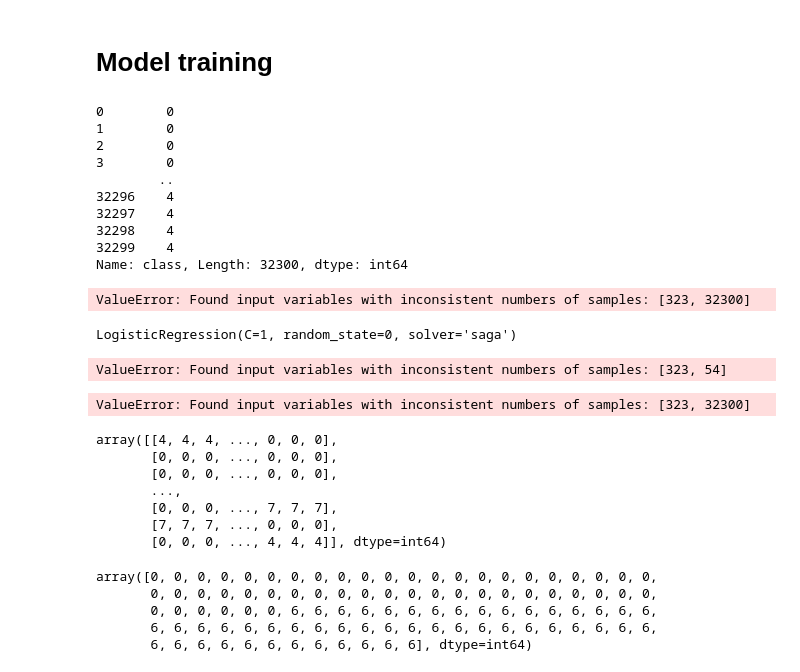
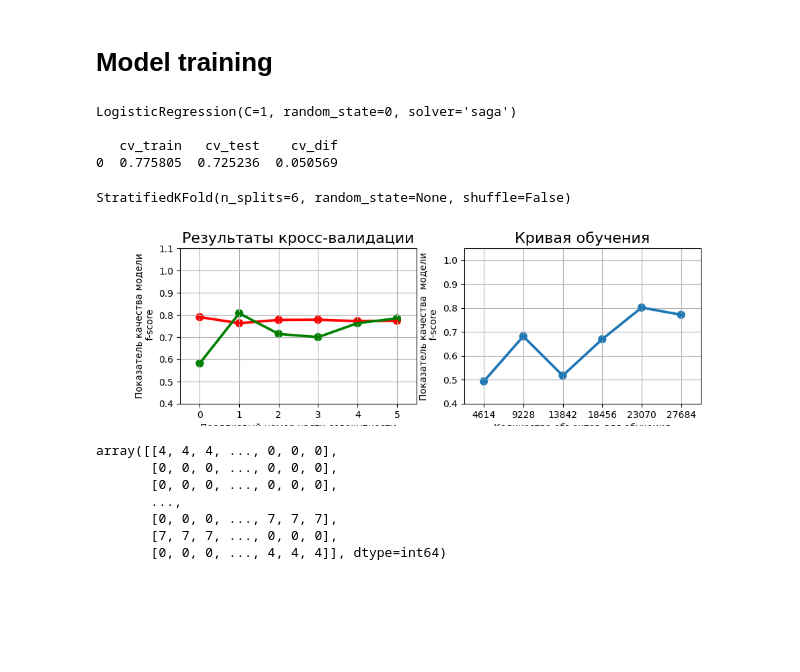
Before and after one commit to gesture-classification/test_task, a Jupyter notebook: notebooks/Project.ipynb, the cells around one changed output. Cells and saved outputs as stored; diff of their text form; code cells hidden in the pictures; blank space fills up the shorter version.

Commit message:
upd model

```diff
--- a/notebooks/Project.ipynb
+++ b/notebooks/Project.ipynb
@@ -136,7 +123,7 @@ X_train.npy
 with ZipFile('../data/test_task.zip') as myzip:
 
     y_train = pd.read_csv(myzip.open('y_train.csv'))
-    sample_submission = pd.read_csv(myzip.open('sample_submission.csv'))
+    y_test = pd.read_csv(myzip.open('sample_submission.csv'))
 
     X_train = np.load(myzip.open('X_train.npy'))
     X_test = np.load(myzip.open('X_test.npy'))
@@ -253,3 +240,6 @@ X_train_preproc
 | 321 | 52.4125 | 0.9325 | 221.6125 | -0.445 | ... | 89.0275 | 2.2575 | -97.6175 | -0.49 |
 | 322 | 239.39 | 0.575 | 280.695 | 7.2575 | ... | -151.6175 | -0.09 | 0.6 | 1.455 |
 323 rows × 40 columns
+# %%
+X_train_flat = pd.DataFrame(np.transpose(X_train,(0,2,1)).reshape(32300, -1).astype(int))
+X_train_flat
@@ -334,58 +349,20 @@ def stratified_cross_valid(model: LogisticRegression,
 
     print(metric_table.sort_values(by ='cv_test'))
     print ()
-# %%
-df_y_train['class']
-# %% [output]
-0        0
-1        0
-2        0
-3        0
-        ..
-32296    4
-32297    4
-32298    4
-32299    4
-Name: class, Length: 32300, dtype: int64
 # %%
-cv_splitter = StratifiedKFold(n_splits = n)
-
-metric_table = pd.DataFrame()
-
-i = 0
 
 solver='saga'                                               # 'liblinear' 'saga' 'newton-cg'
 C=1                                                         #  1, 10, 100, 500
 n=6
-model = LogisticRegression(solver=solver, random_state=0, C=C)
-
-cv_res = cross_validate(
-    model,
-    X_train_preproc,
-    df_y_train['class'],
-
-    n_jobs = -1,
-    cv = cv_splitter,
-    return_train_score = True,
-    verbose = 0)
+cl = LogisticRegression(solver=solver, random_state=0, C=C)
+stratified_cross_valid(cl, X_train_flat, df_y_train['class'], n, 'f1_macro')
+cv_splitter = StratifiedKFold(n_splits = n)
+display(cv_splitter);
 # %% [output]
-ValueError: Found input variables with inconsistent numbers of samples: [323, 32300]
+LogisticRegression(C=1, random_state=0, solver='saga')
+
+   cv_train   cv_test    cv_dif
+0  0.775805  0.725236  0.050569
+StratifiedKFold(n_splits=6, random_state=None, shuffle=False)
+[figure, added]
-# %%
-
-solver='saga'                                               # 'liblinear' 'saga' 'newton-cg'
-C=1                                                         #  1, 10, 100, 500
-n=6
-cl = LogisticRegression(solver=solver, random_state=0, C=C)
-stratified_cross_valid(cl, X_train_preproc, X_test_preproc, n, 'f1_macro')
-cv_splitter = StratifiedKFold(n_splits = n)
-display(cv_splitter)
-# %% [output]
-LogisticRegression(C=1, random_state=0, solver='saga')
-ValueError: Found input variables with inconsistent numbers of samples: [323, 54]
-# %%
-cl = LogisticRegression(solver=solver, penalty='l2', random_state=42, C=1)
-cl.fit(X_train_preproc, df_y_train['class'].values) #y_train.values.ravel()
-sub_predict = cl.predict(X_test_preproc)
-# %% [output]
-ValueError: Found input variables with inconsistent numbers of samples: [323, 32300]
 # %%
@@ -415,11 +392,3 @@ array([[4, 4, 4, ..., 0, 0, 0],
        [0, 0, 0, ..., 7, 7, 7],
        [7, 7, 7, ..., 0, 0, 0],
        [0, 0, 0, ..., 4, 4, 4]], dtype=int64)
-# %%
-y_pred[3]
-# %% [output]
-array([0, 0, 0, 0, 0, 0, 0, 0, 0, 0, 0, 0, 0, 0, 0, 0, 0, 0, 0, 0, 0, 0,
-       0, 0, 0, 0, 0, 0, 0, 0, 0, 0, 0, 0, 0, 0, 0, 0, 0, 0, 0, 0, 0, 0,
-       0, 0, 0, 0, 0, 0, 6, 6, 6, 6, 6, 6, 6, 6, 6, 6, 6, 6, 6, 6, 6, 6,
-       6, 6, 6, 6, 6, 6, 6, 6, 6, 6, 6, 6, 6, 6, 6, 6, 6, 6, 6, 6, 6, 6,
-       6, 6, 6, 6, 6, 6, 6, 6, 6, 6, 6, 6], dtype=int64)
```
Also changed, not shown: parts of 8 cells of this notebook.
